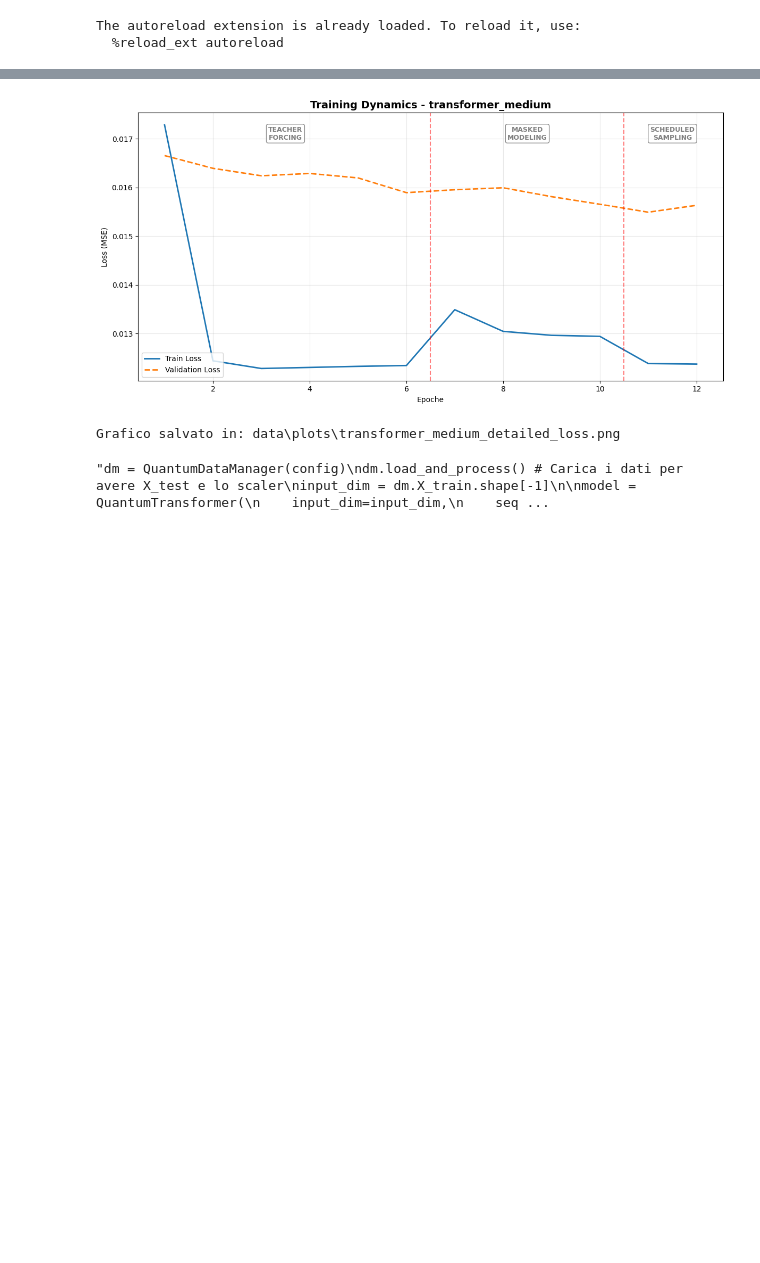
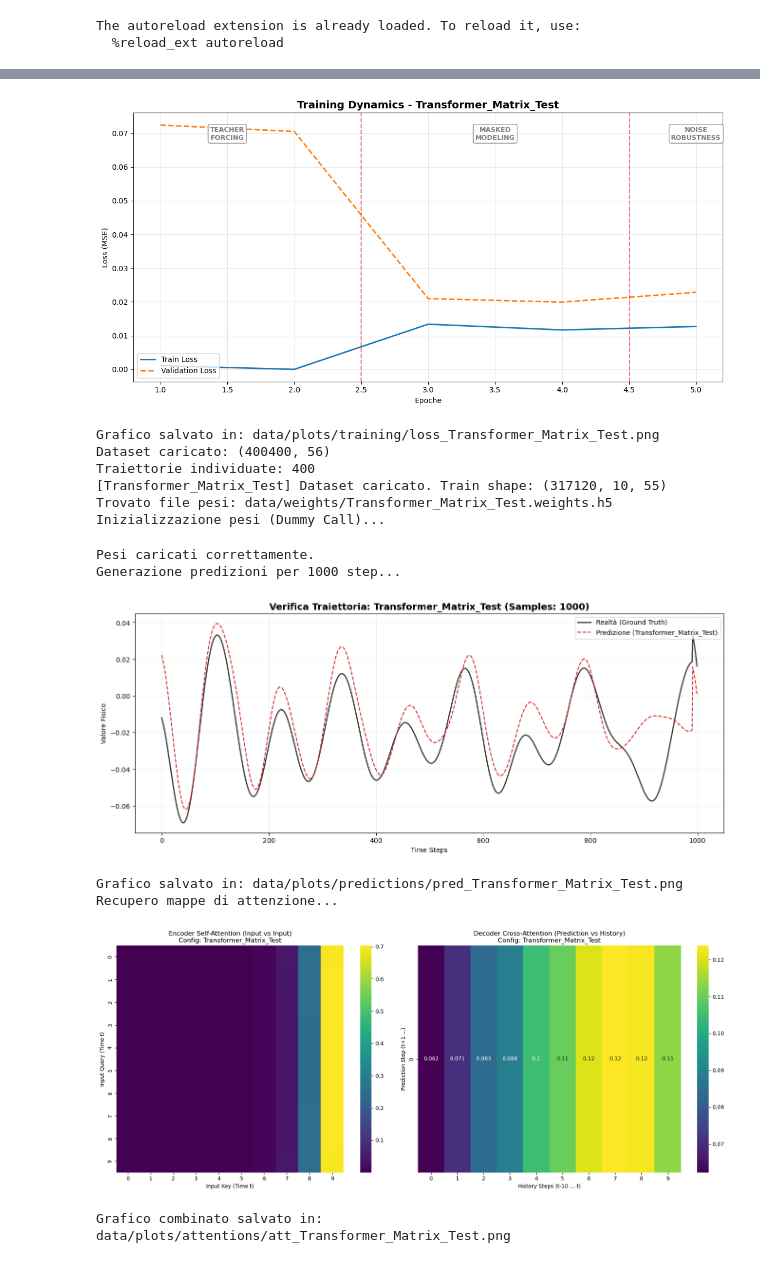
Before and after one commit to aldogioia/deep, a Jupyter notebook: main.ipynb, the cells around one changed output, grey strips where cells are left out. Drawn from its saved outputs; the diff is of its cells as text; code cells hidden in the pictures; blank space fills up the shorter version.

```diff
--- a/main.ipynb
+++ b/main.ipynb
@@ -230,38 +256,52 @@ Grafico salvato in: data\plots\transformer_large_continuous_traj.png
 import pandas as pd
 
 # 1. Configurazione
-config = TRANSFORMER_CONFIGS[1] # Assicurati sia la stessa usata per il training
+config = TRANSFORMER_CONFIGS[0]
 exp_manager = ExperimentManager()
 
 # 2. Carica History
 history_df = pd.read_csv(f"data/history/{config['name']}_history.csv")
 # Converti in dict per la funzione plot
 history_dict = history_df.to_dict(orient='list')
 
 # 3. Plot History
 exp_manager.plot_training_phases_detailed(history_dict, config['name'])
 
 # 4. Inizializza Data Manager e Modello (necessari per la traiettoria)
-'''dm = QuantumDataManager(config)
+dm = QuantumDataManager(config)
 dm.load_and_process() # Carica i dati per avere X_test e lo scaler
 input_dim = dm.X_train.shape[-1]
 
 model = QuantumTransformer(
     input_dim=input_dim,
     seq_len=config['window_size'],
     d_model=config['embed_dim'],
     num_heads=config['num_heads'],
     d_ff=config['ff_dim'],
     num_layers=config['num_layers'],
     dropout=config['dropout']
 )
 
 # 5. Carica Pesi
 exp_manager.load_model_weights(model, config['name'])
 
 # 6. Plot Traiettoria
-exp_manager.plot_trajectory_check(model, dm, config['name'])'''
+exp_manager.plot_trajectory_check(model, dm, config['name'])
+
+# 7. Plot Attention Map
+exp_manager.plot_attention_map(model, dm, config['name'])
 # %% [output]
-[figure, old version]
+[figure, new version]
-Grafico salvato in: data\plots\transformer_medium_detailed_loss.png
+Grafico salvato in: data/plots/training/loss_Transformer_Matrix_Test.png
+Dataset caricato: (400400, 56)
+Traiettorie individuate: 400
+[Transformer_Matrix_Test] Dataset caricato. Train shape: (317120, 10, 55)
+Trovato file pesi: data/weights/Transformer_Matrix_Test.weights.h5
+Inizializzazione pesi (Dummy Call)...
-"dm = QuantumDataManager(config)\ndm.load_and_process() # Carica i dati per avere X_test e lo scaler\ninput_dim = dm.X_train.shape[-1]\n\nmodel = QuantumTransformer(\n    input_dim=input_dim,\n    seq ...
+Pesi caricati correttamente.
+Generazione predizioni per 1000 step...
+[figure, added]
+Grafico salvato in: data/plots/predictions/pred_Transformer_Matrix_Test.png
+Recupero mappe di attenzione...
+[figure, added]
+Grafico combinato salvato in: data/plots/attentions/att_Transformer_Matrix_Test.png
```
Also changed, not shown: parts of 3 cells of this notebook, 14 other files.
